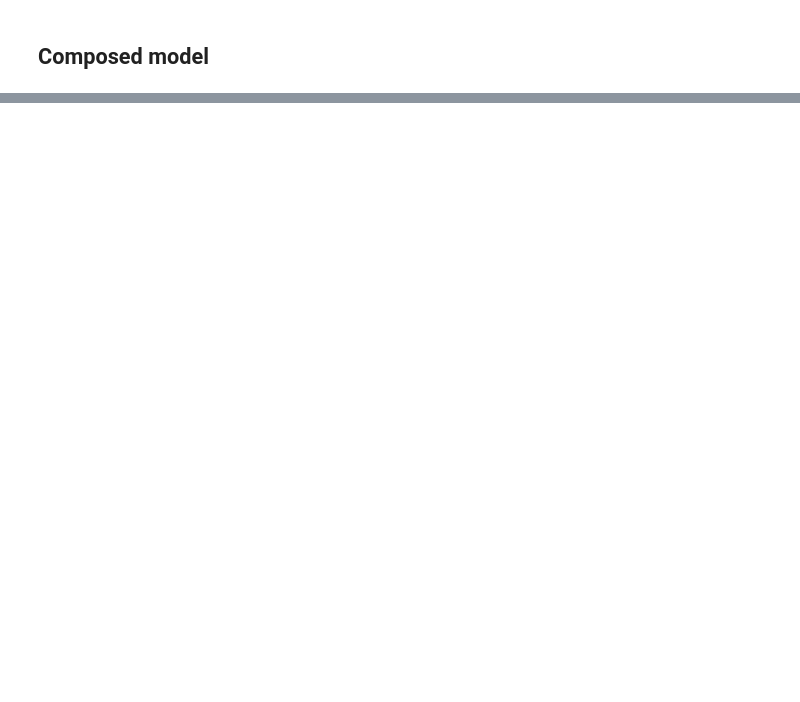
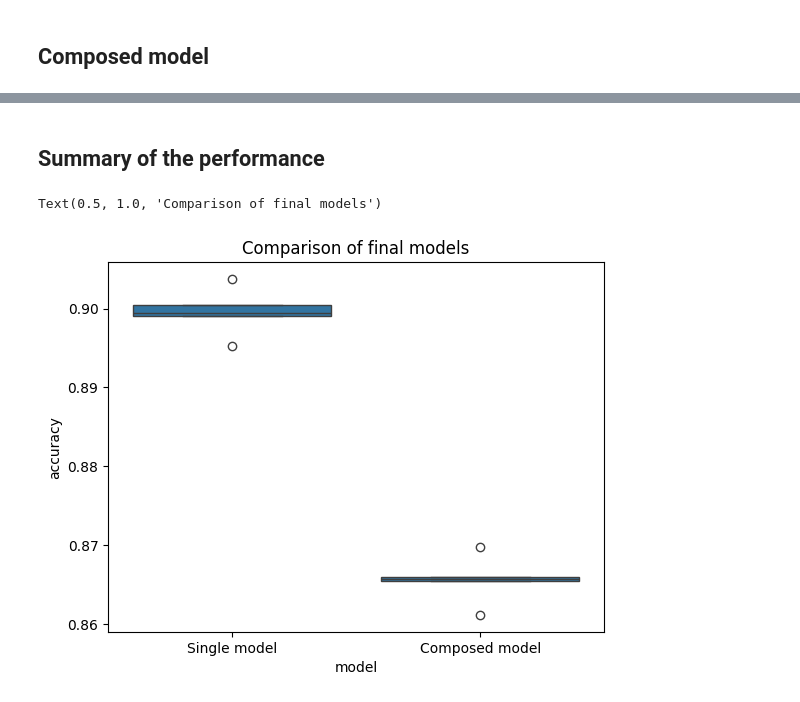
Before and after one commit to azoz01/DeepLearning2024-proj-2, a Jupyter notebook: notebooks/analysis.ipynb, the cells around one changed output, grey strips where cells are left out. Saved outputs shown, nothing was run; the diff lists cells and outputs as text; code cells hidden in the pictures; blank space fills up the shorter version.

Commit message:
Finalize analisys

```diff
--- a/notebooks/analysis.ipynb
+++ b/notebooks/analysis.ipynb
@@ -165,0 +185,15 @@ ax.set_title("Confusion matrix of composed attention model")
+# %% [markdown]
+## Summary of the performance
+# %%
+performance_df = pd.DataFrame(
+    {
+        "accuracy": accuracies_main_labels + accuracies_composed_model,
+        "model": ["Single model"] * len(accuracies_main_labels) + ["Composed model"] * len(accuracies_composed_model)
+    }
+)
+performance_df.to_csv("final_results.csv", index=False)
+plot = sns.boxplot(data=performance_df, x="model", y="accuracy")
+plot.set_title("Comparison of final models")
+# %% [output]
+Text(0.5, 1.0, 'Comparison of final models')
+[figure, added]
```
Also changed, not shown: parts of 9 cells of this notebook, 2 other files.
